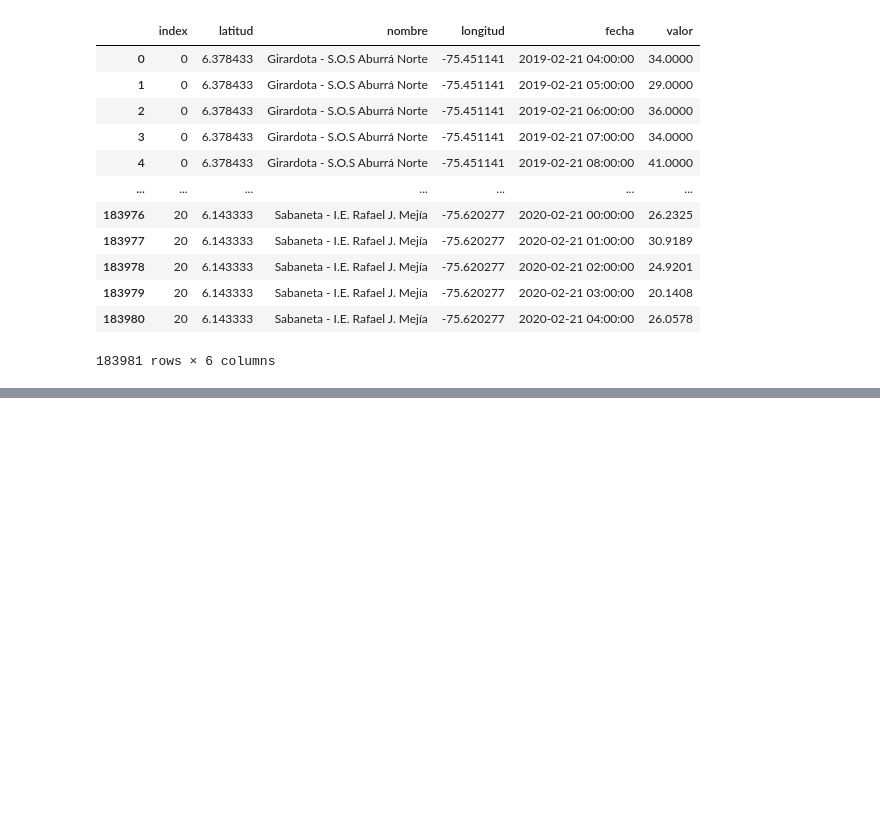
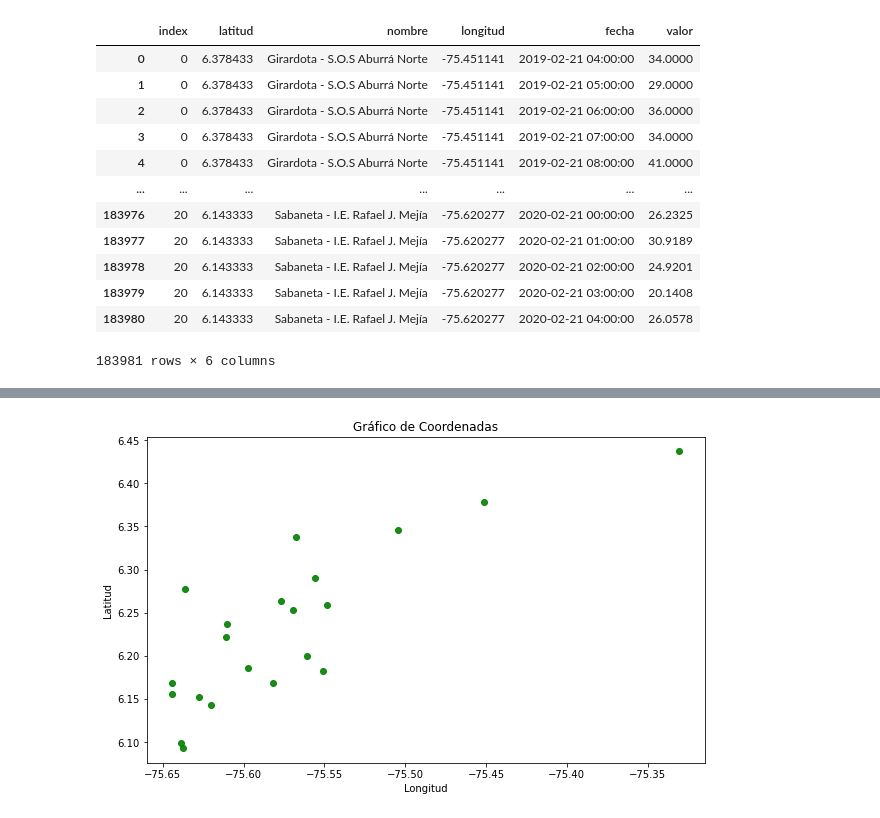
Before and after one commit to Felipebj18/ETL_AirQuality_Python, a Jupyter notebook: data_prep_siata.ipynb, the cells around one changed output, grey strips where cells are left out. Saved outputs shown, nothing was run; the diff lists cells and outputs as text; code cells hidden in the pictures; blank space fills up the shorter version.

Commit message:
data description and graphics

```diff
--- a/data_prep_siata.ipynb
+++ b/data_prep_siata.ipynb
@@ -166,0 +214,9 @@ dataframe_final
+# %%
+plt.figure(figsize=(10, 6))
+plt.scatter(longitudes, latitudes, marker='o', color='green', alpha=0.9)
+plt.xlabel('Longitud')
+plt.ylabel('Latitud')
+plt.title('Gráfico de Coordenadas')
+plt.show()
+# %% [output]
+[figure, added]
```
Also changed, not shown: parts of 9 cells of this notebook, 1 other file.
